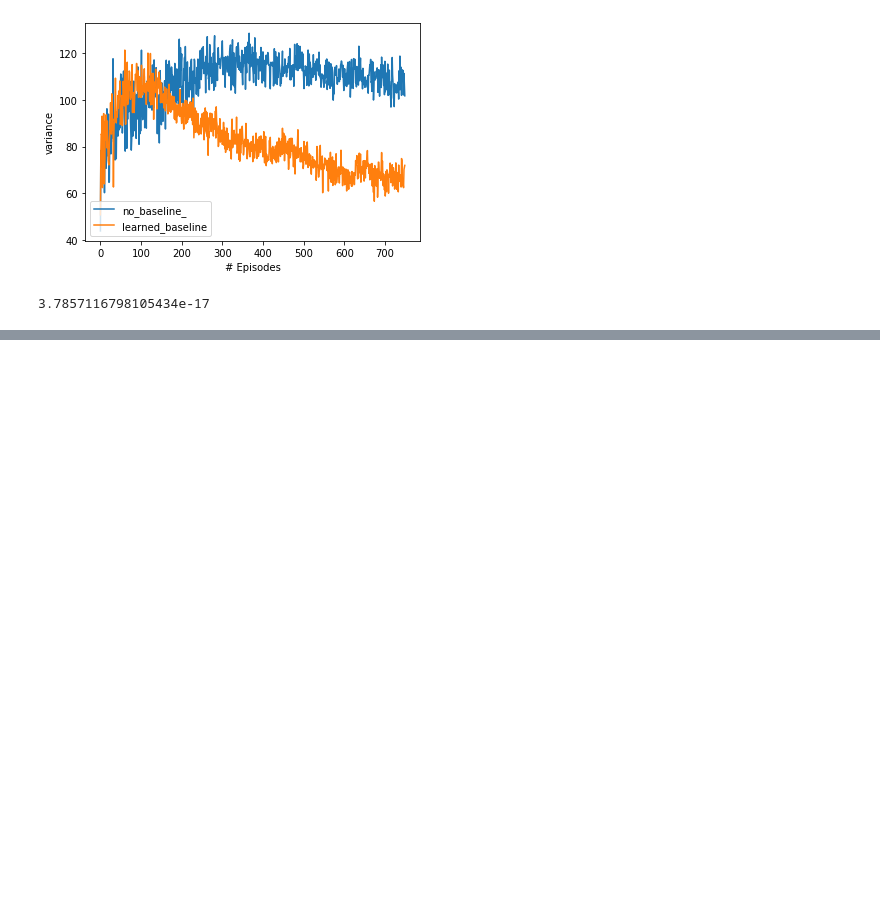
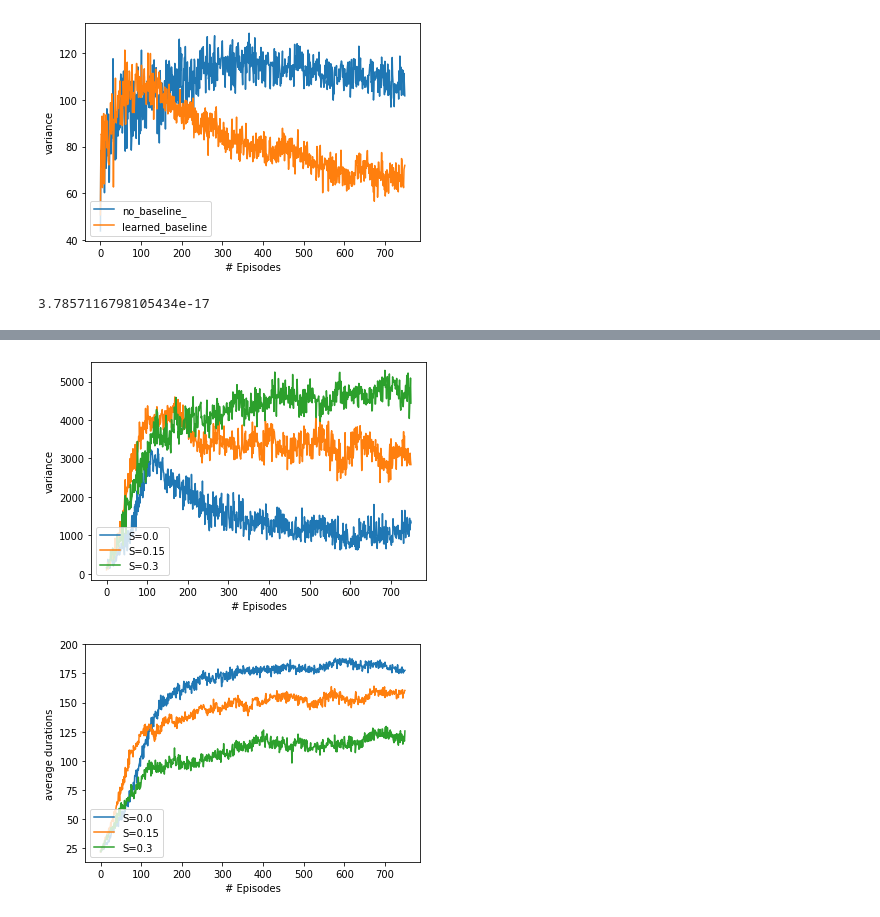
Before and after one commit to sgraaf/rl_reproducibility_lab, a Jupyter notebook: significance_test.ipynb, the cells around one changed output, grey strips where cells are left out. Drawn from its saved outputs; the diff is of its cells as text; code cells hidden in the pictures; blank space fills up the shorter version.

```diff
--- a/significance_test.ipynb
+++ b/significance_test.ipynb
@@ -193,3 +193,36 @@ mean significance table:
  [[1.00000000e+00 3.07413785e-05 2.81626139e-01]
  [3.07413785e-05 1.00000000e+00 1.56922264e-07]
  [2.81626139e-01 1.56922264e-07 1.00000000e+00]]
+# %%
+durations = {}
+var = {}
+for stoch in stochasticity:
+    method_1_file_name = './'+ env + '_evaluations/s' + stoch + '_' + methods[2] + '.pkl'
+    with open(method_1_file_name, 'rb') as handle:
+        method_1 = pickle.load(handle)
+    method_1_results = method_1['episode_durations']
+    method_1_results = np.asarray(method_1_results)
+    var[stoch] = method_1_results.var(axis=0)
+    durations[stoch] = method_1_results.mean(axis=0)
+plt.plot(var[stochasticity[0]], label="S=" + stochasticity[0])
+plt.plot(var[stochasticity[1]], label="S=" + stochasticity[1])
+plt.plot(var[stochasticity[2]], label="S=" + stochasticity[2])
+plt.legend(loc='lower left')
+plt.xlabel('# Episodes')
+plt.ylabel('variance')
+plt.ylim(top=5500)
+plt.savefig("plots/variance_" + env + "_SC_baseline" + '.png')
+plt.show()
+
+plt.plot(durations[stochasticity[0]], label="S=" + stochasticity[0])
+plt.plot(durations[stochasticity[1]], label="S=" + stochasticity[1])
+plt.plot(durations[stochasticity[2]], label="S=" + stochasticity[2])
+plt.legend(loc='lower left')
+plt.xlabel('# Episodes')
+plt.ylabel('average durations')
+plt.ylim(top=200)
+plt.savefig("plots/average_durations_" + env + "_SC_baseline" + '.png')
+plt.show()
+# %% [output]
+[figure, added]
+[figure, added]
```
Also changed, not shown: parts of 2 cells of this notebook.
